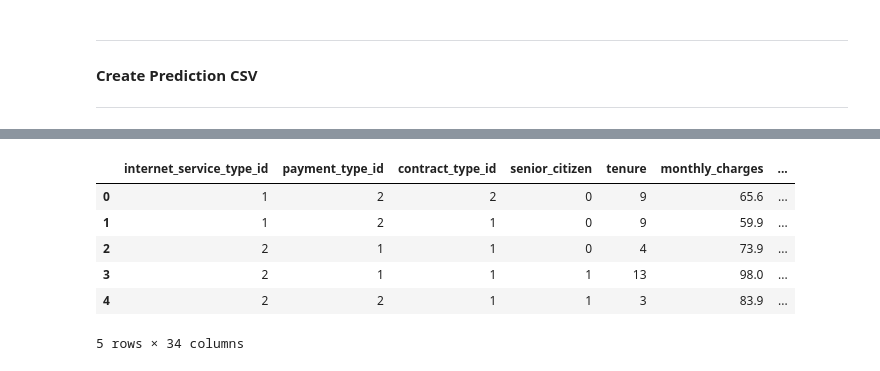
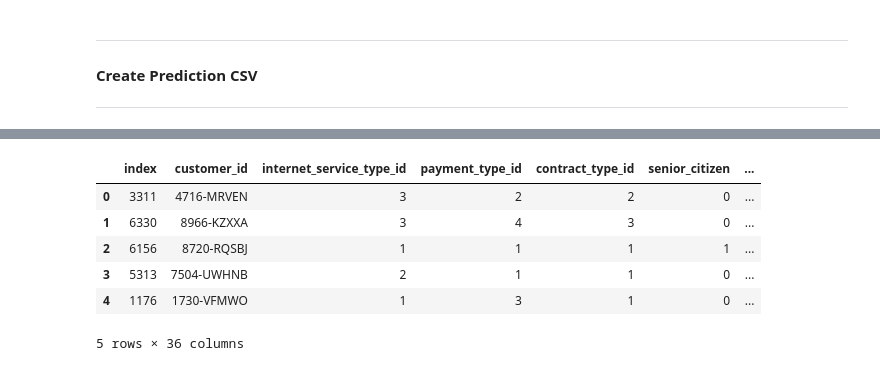
Before and after one commit to JenniferMLewis/Classification_Project_Part_1, a Jupyter notebook: final_report.ipynb, the cells around one changed output, grey strips where cells are left out. Cells and saved outputs as stored; diff of their text form; code cells hidden in the pictures.

```diff
--- a/final_report.ipynb
+++ b/final_report.ipynb
@@ -280,10 +275,11 @@ probablity_df.head()
-# %%
-df.head()
-# %% [output]
-|  | internet_service_type_id | payment_type_id | contract_type_id | senior_citizen | tenure | monthly_charges | ... |
-| 0 | 1 | 2 | 2 | 0 | 9 | 65.6 | ... |
-| 1 | 1 | 2 | 1 | 0 | 9 | 59.9 | ... |
-| 2 | 2 | 1 | 1 | 0 | 4 | 73.9 | ... |
-| 3 | 2 | 1 | 1 | 1 | 13 | 98.0 | ... |
-| 4 | 2 | 2 | 1 | 1 | 3 | 83.9 | ... |
-5 rows × 34 columns
+# %%
+reset_test = test.reset_index()
+reset_test.head()
+# %% [output]
+|  | index | customer_id | internet_service_type_id | payment_type_id | contract_type_id | senior_citizen | ... |
+| 0 | 3311 | 4716-MRVEN | 3 | 2 | 2 | 0 | ... |
+| 1 | 6330 | 8966-KZXXA | 3 | 4 | 3 | 0 | ... |
+| 2 | 6156 | 8720-RQSBJ | 1 | 1 | 1 | 1 | ... |
+| 3 | 5313 | 7504-UWHNB | 2 | 1 | 1 | 0 | ... |
+| 4 | 1176 | 1730-VFMWO | 1 | 3 | 1 | 0 | ... |
+5 rows × 36 columns
```
Also changed, not shown: parts of 8 cells of this notebook.
